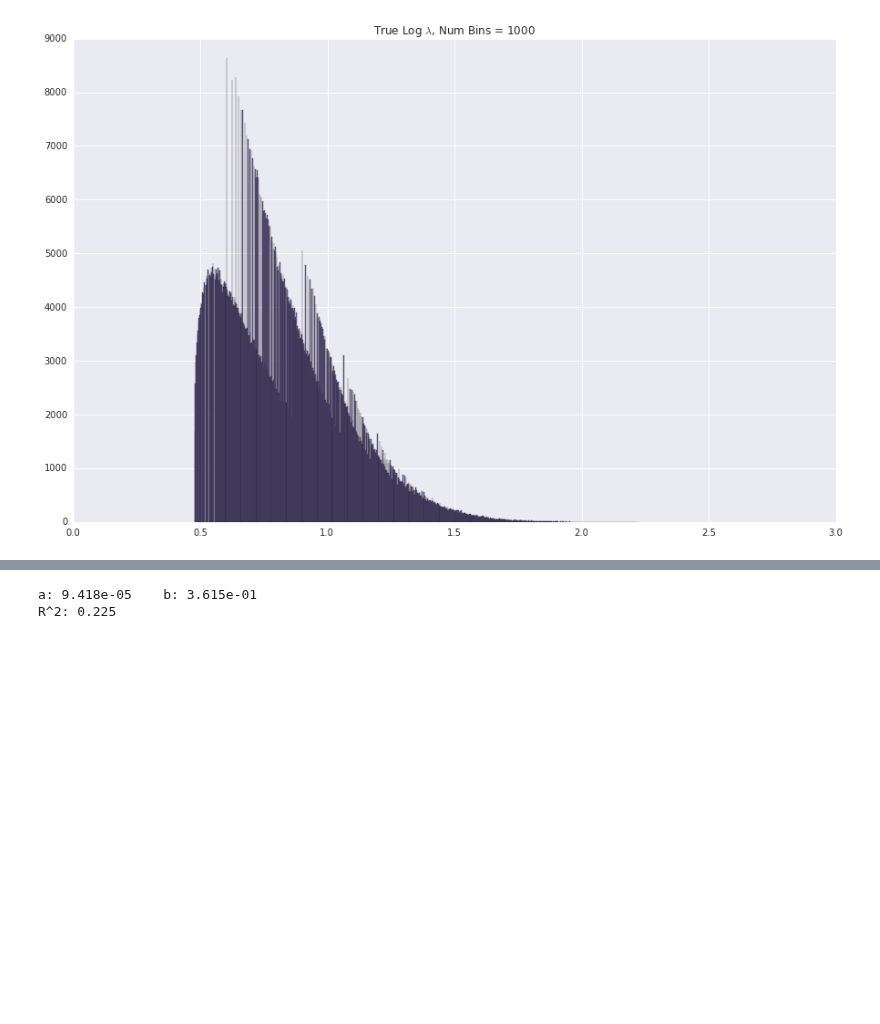
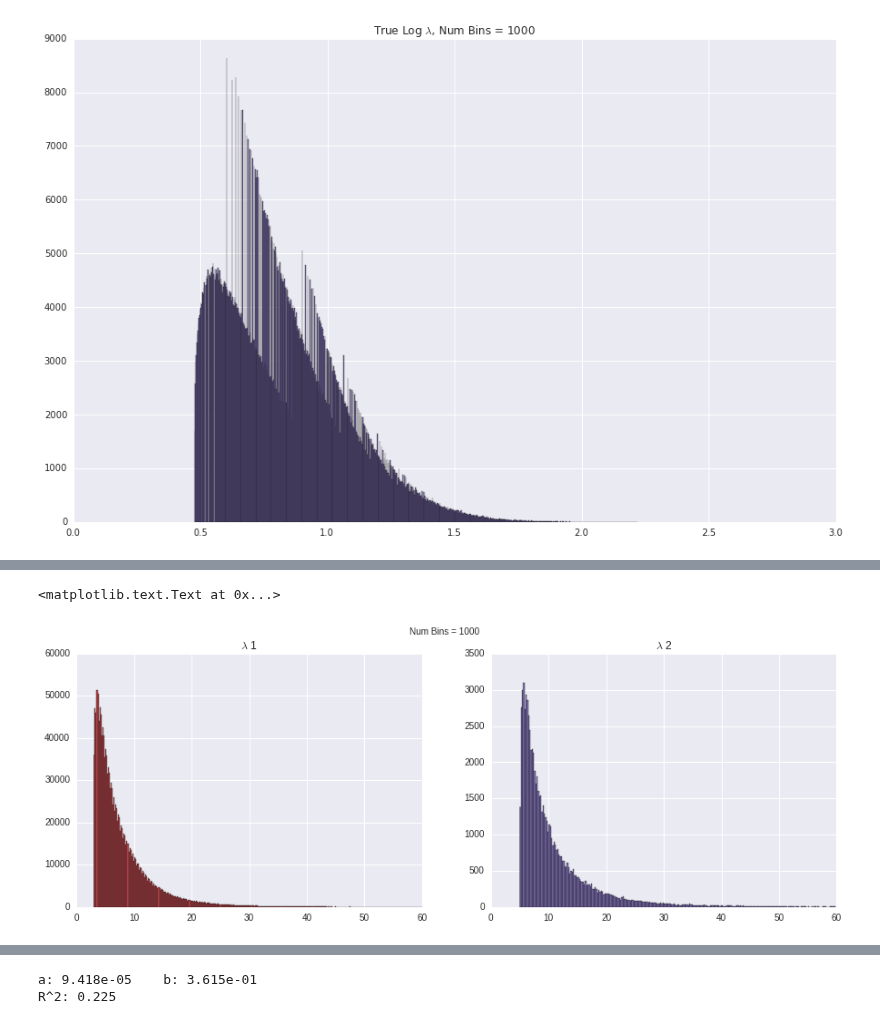
Before and after one commit to Ravirajadrangi/ClusterMassInference, a Jupyter notebook: Playing With Catalog V2.ipynb, the cells around one changed output, grey strips where cells are left out. Saved outputs shown, nothing was run; the diff lists cells and outputs as text; code cells hidden in the pictures; blank space fills up the shorter version.

```diff
--- a/Playing With Catalog V2.ipynb
+++ b/Playing With Catalog V2.ipynb
@@ -133,0 +171,17 @@ plt.xlim(xlims);
+# %%
+#nBins = int(np.sqrt(rich.shape[0]))
+nBins = 1000
+xlims = [0,60]
+plt.figure(figsize = (15,5))
+plt.subplot(121)
+plt.title('$\lambda$ 1')
+plt.hist(rich, bins = nBins, color = next(palette));
+plt.xlim(xlims)
+plt.subplot(122)
+plt.title('$\lambda$ 2 ')
+plt.hist(data2['LAMBDA_CHISQ'],bins = nBins, color = next(palette));
+plt.xlim(xlims);
+plt.suptitle('Num Bins = %d'%nBins)
+# %% [output]
+<matplotlib.text.Text at 0x...>
+[figure, added]
```
Also changed, not shown: parts of 9 cells of this notebook.
